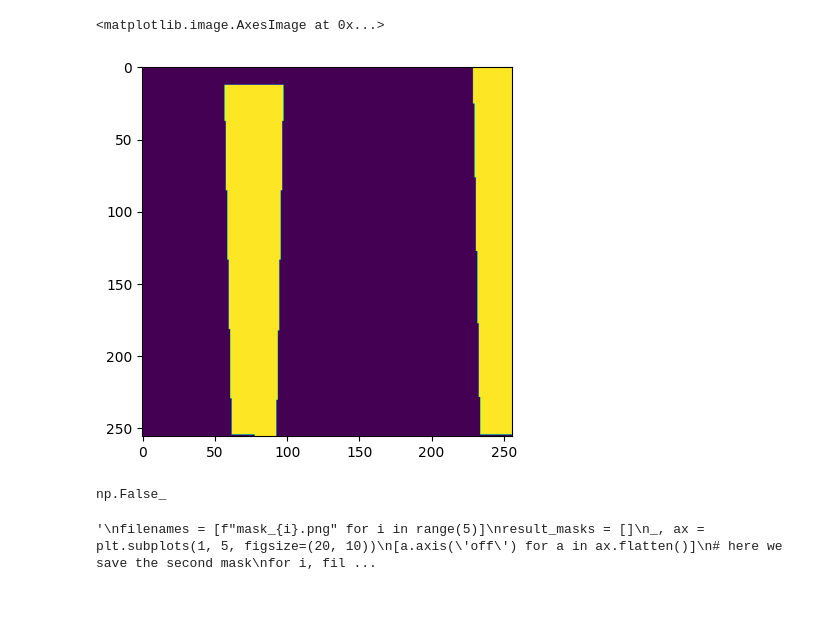
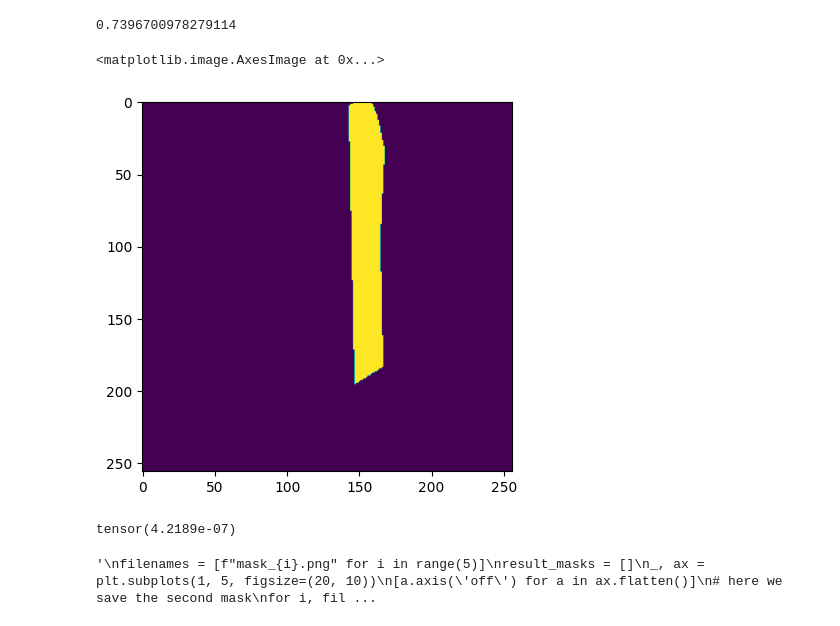
Before and after one commit to EnolAyo/clipseg, a Jupyter notebook: enol/segmentation_v2.ipynb, the cells around one changed output. Saved outputs shown, nothing was run; the diff lists cells and outputs as text; code cells hidden in the pictures.

```diff
--- a/enol/segmentation_v2.ipynb
+++ b/enol/segmentation_v2.ipynb
@@ -81,10 +83,3 @@ Clipping input data to the valid range for imshow with RGB data ([0..1] for floa
-# %%
-plt.imshow(support_binary_mask)
-# %% [output]
-<matplotlib.image.AxesImage at 0x...>
-[figure, removed]
-# %%
-import numpy as np
-(support_binary_mask==0).all()
-# %% [output]
-np.False_
+# %%
+if support_class != query_class:
+    query_mask = np.zeros((256,256), np.int8)
@@ -90,0 +115,9 @@ np.False_
+# %%
+dice_coefficient(preds, query_mask)
+# %% [output]
+0.7396700978279114
+# %%
+plt.imshow(query_mask)
+# %% [output]
+<matplotlib.image.AxesImage at 0x...>
+[figure, added]
@@ -91,3 +126,7 @@ np.False_
+# %%
+pred.min()
+# %% [output]
+tensor(4.2189e-07)
 # %%
 """
 filenames = [f"mask_{i}.png" for i in range(5)]
```
Also changed, not shown: parts of 7 cells of this notebook, 7 other files.
